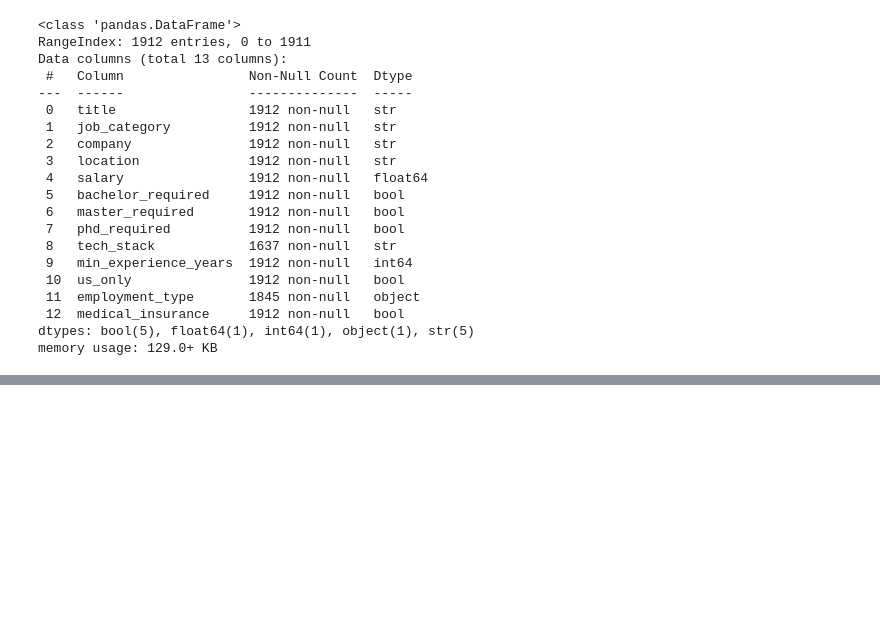
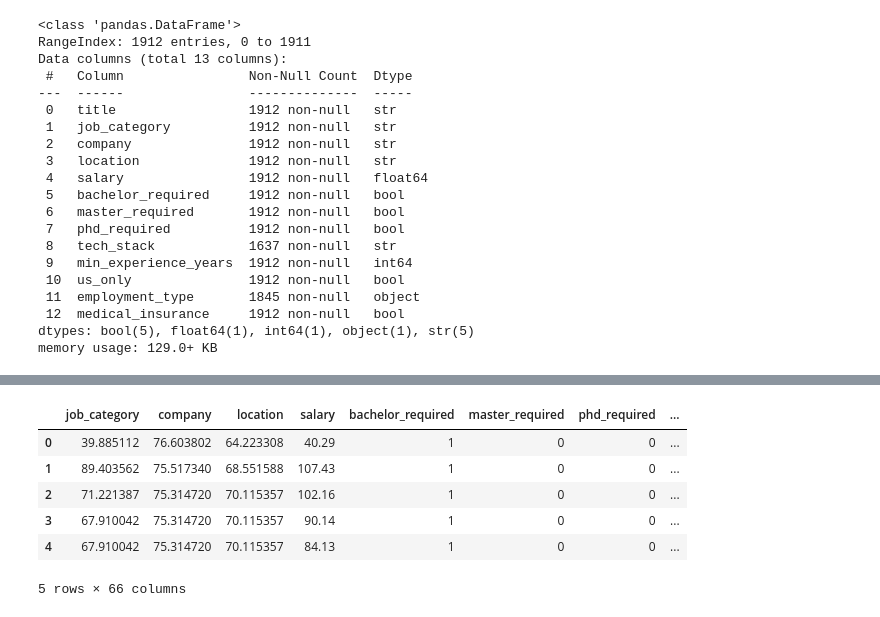
Before and after one commit to nahuel-nicolas/tech-jobs-analysis, a Jupyter notebook: predictions/main.ipynb, the cells around one changed output, grey strips where cells are left out. Saved outputs shown, nothing was run; the diff lists cells and outputs as text; code cells hidden in the pictures; blank space fills up the shorter version.

Commit message:
encode

```diff
--- a/predictions/main.ipynb
+++ b/predictions/main.ipynb
@@ -385,0 +448,11 @@ memory usage: 129.0+ KB
+# %%
+# Preview encoded features
+df_encoded.head()
+# %% [output]
+|  | job_category | company | location | salary | bachelor_required | master_required | phd_required | ... |
+| 0 | 39.885112 | 76.603802 | 64.223308 | 40.29 | 1 | 0 | 0 | ... |
+| 1 | 89.403562 | 75.517340 | 68.551588 | 107.43 | 1 | 0 | 0 | ... |
+| 2 | 71.221387 | 75.314720 | 70.115357 | 102.16 | 1 | 0 | 0 | ... |
+| 3 | 67.910042 | 75.314720 | 70.115357 | 90.14 | 1 | 0 | 0 | ... |
+| 4 | 67.910042 | 75.314720 | 70.115357 | 84.13 | 1 | 0 | 0 | ... |
+5 rows × 66 columns
```
Also changed, not shown: parts of 2 cells of this notebook, 1 other file.
